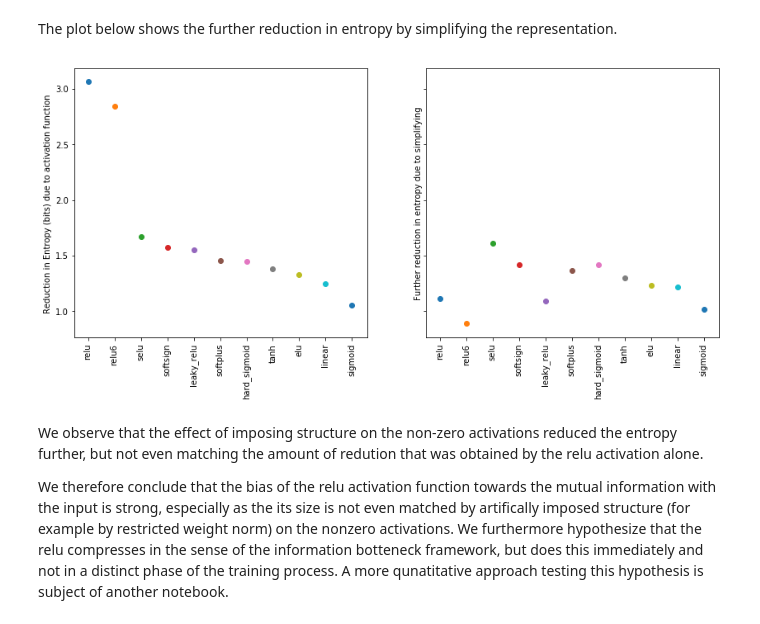
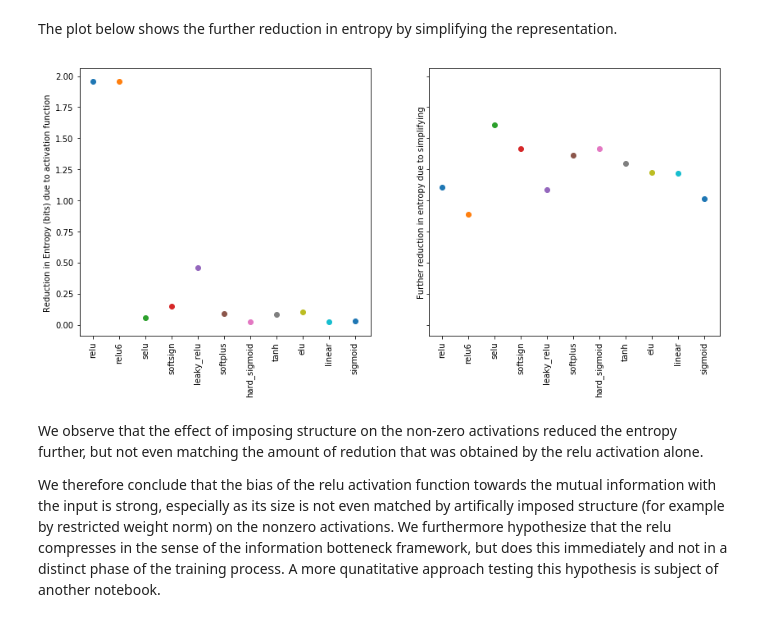
Before and after one commit to neuroinfo-os/deep-bottleneck, a Jupyter notebook: docs/experiments/9.analyze_entropy.ipynb, the cells around one changed output. Drawn from its saved outputs; the diff is of its cells as text; code cells hidden in the pictures.

```diff
--- a/docs/experiments/9.analyze_entropy.ipynb
+++ b/docs/experiments/9.analyze_entropy.ipynb
@@ -141,24 +141,24 @@ The plot below shows the further reduction in entropy by simplifying the represe
 # %%
 sorted_entropies = sorted(entropies_transformed.items(), key=lambda kv: kv[1])
 xlabels = list(zip(*sorted_entropies))[0]
 
 fig, ax = plt.subplots(nrows=1, ncols=2, figsize=(14, 6), sharey=True)
 for index, (activation_function, H) in enumerate(sorted_entropies):
-    ax[0].scatter(index, entropy_uniform_dist-H)
+    ax[0].scatter(index, entropy_uniform_dist-entropies[activation_function])
     ax[1].scatter(index, entropies[activation_function]-H)
 
 ax[0].set_xticks(range(len(entropies.keys())))
 ax[0].set_xticklabels(xlabels, rotation=90)
 ax[0].set_ylabel('Reduction in Entropy (bits) due to activation function')
 
 ax[1].set_xticks(range(len(entropies.keys())))
 ax[1].set_xticklabels(xlabels, rotation=90)
 ax[1].set_ylabel('Further reduction in entropy due to simplifying')
 
 plt.show()
 # %% [output]
-[figure, old version]
+[figure, new version]
 # %% [markdown]
 We observe that the effect of imposing structure on the non-zero activations reduced the entropy further, but not even matching the amount of redution that was obtained by the relu activation alone.
 
-We therefore conclude that the bias of the relu activation function towards the mutual information with the input is strong, especially as the its size is not even matched by artifically imposed structure (for example by restricted weight norm) on the nonzero activations. We furthermore hypothesize that the relu compresses in the sense of the information botteneck framework, but does this immediately and not in a distinct phase of the training process. A more qunatitative approach testing this hypothesis is subject of another notebook.
+We therefore conclude that the bias of the relu activation function towards the mutual information with the input is strong, especially as its size is not even matched by artifically imposed structure (for example by restricted weight norm) on the nonzero activations. We furthermore hypothesize that the relu compresses in the sense of the information botteneck framework, but does this immediately and not in a distinct phase of the training process. A more qunatitative approach testing this hypothesis is subject of another notebook.
```
